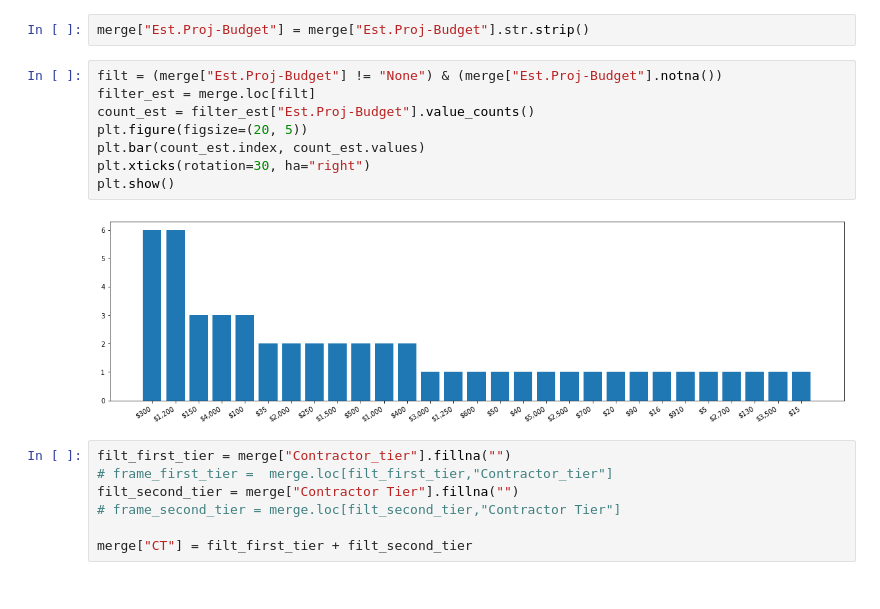
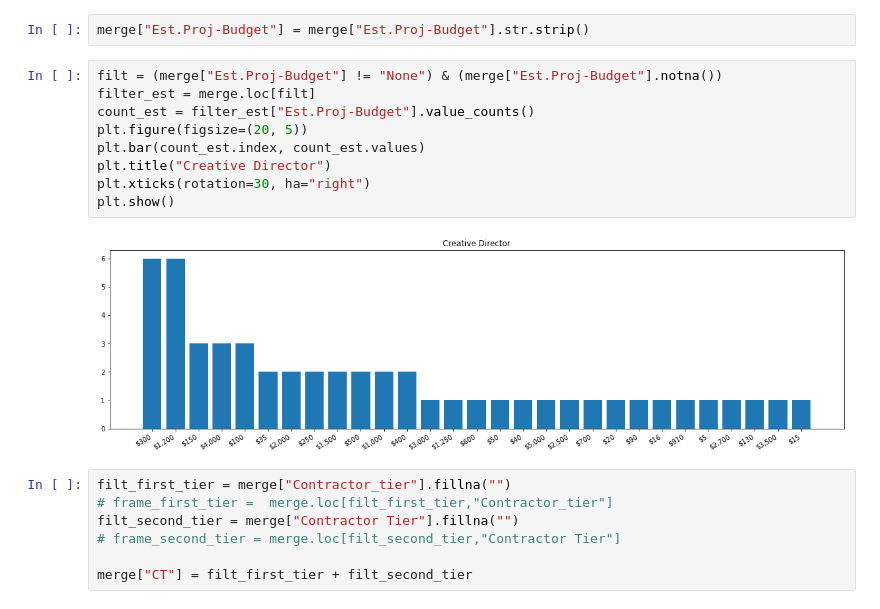
Before and after one commit to jvicrosario1106/husay_project_task, a Jupyter notebook: Data Analysis/Upwork Analysis/upwork_creative_director.ipynb, the cells around one changed output. Cells and saved outputs as stored; diff of their text form.

```diff
--- a/Data Analysis/Upwork Analysis/upwork_creative_director.ipynb
+++ b/Data Analysis/Upwork Analysis/upwork_creative_director.ipynb
@@ -29,13 +29,14 @@ merge["Est.Proj-Budget"] = merge["Est.Proj-Budget"].str.strip()
 # %%
 filt = (merge["Est.Proj-Budget"] != "None") & (merge["Est.Proj-Budget"].notna())
 filter_est = merge.loc[filt]
 count_est = filter_est["Est.Proj-Budget"].value_counts()
 plt.figure(figsize=(20, 5))
 plt.bar(count_est.index, count_est.values)
+plt.title("Creative Director")
 plt.xticks(rotation=30, ha="right")
 plt.show()
 # %% [output]
-[figure, old version]
+[figure, new version]
 # %%
 filt_first_tier = merge["Contractor_tier"].fillna("")
 # frame_first_tier =  merge.loc[filt_first_tier,"Contractor_tier"]
```
Also changed, not shown: 10 other files.
